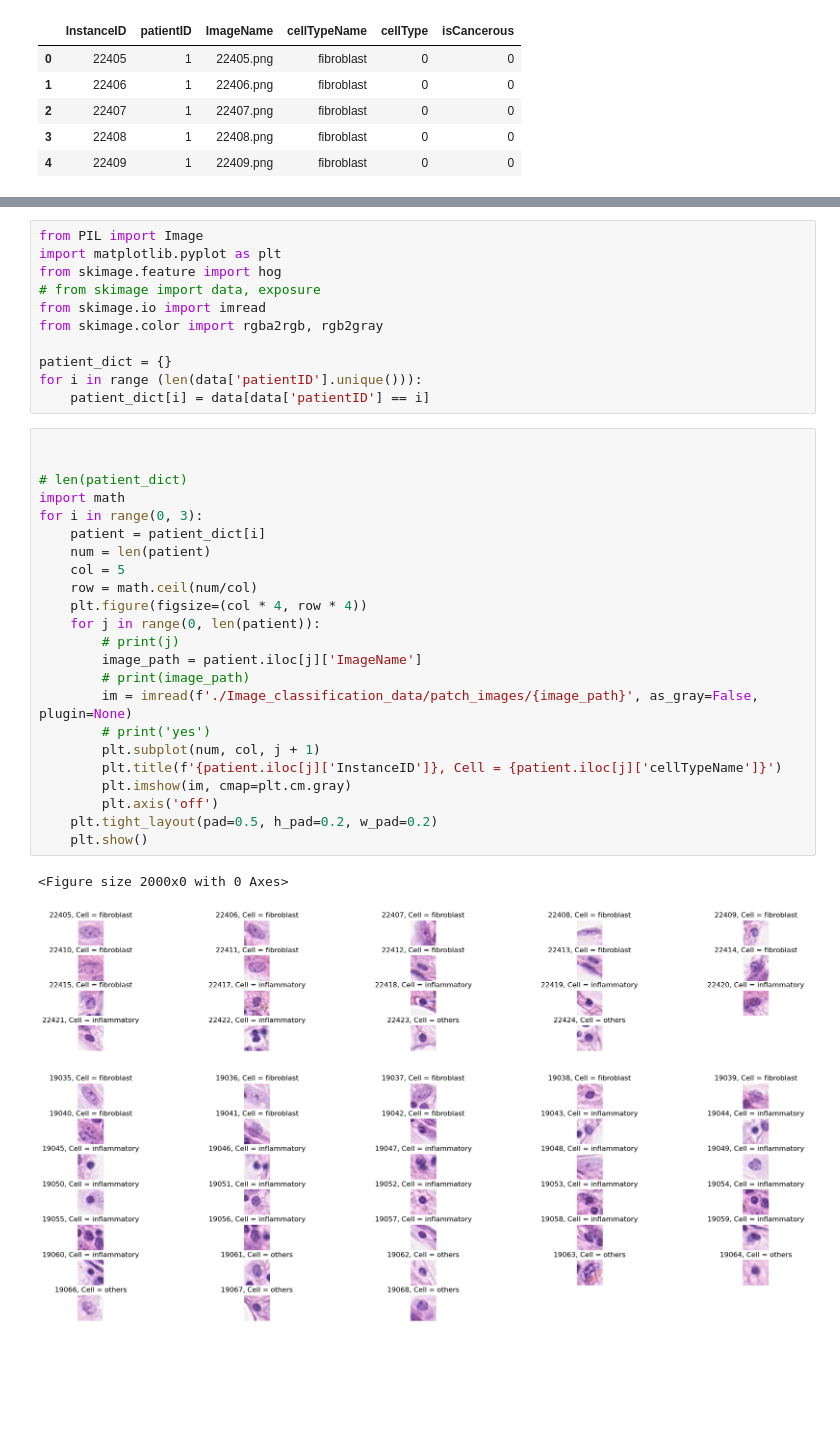
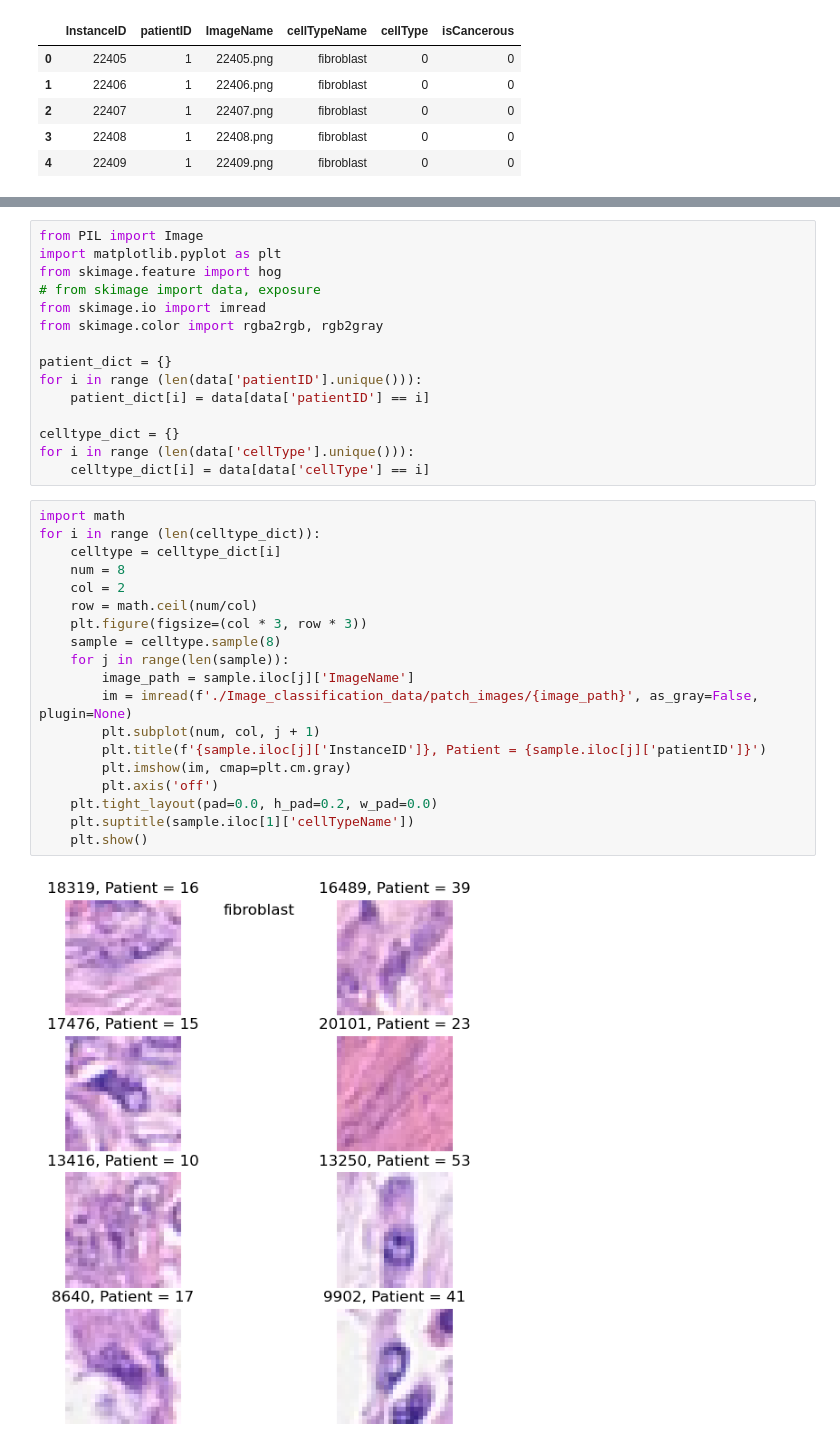
Before and after one commit to aitiab/ML_Assignment2, a Jupyter notebook: Assignment2.ipynb, the cells around one changed output, grey strips where cells are left out. Cells and saved outputs as stored; diff of their text form; blank space fills up the shorter version.

```diff
--- a/Assignment2.ipynb
+++ b/Assignment2.ipynb
@@ -62,30 +61,28 @@ from skimage.color import rgba2rgb, rgb2gray
 patient_dict = {}
 for i in range (len(data['patientID'].unique())):
     patient_dict[i] = data[data['patientID'] == i]
+
+celltype_dict = {}
+for i in range (len(data['cellType'].unique())):
+    celltype_dict[i] = data[data['cellType'] == i]
-# %%
-
-
-# len(patient_dict)
-import math
-for i in range(0, 3):
-    patient = patient_dict[i]
-    num = len(patient)
-    col = 5
-    row = math.ceil(num/col)
-    plt.figure(figsize=(col * 4, row * 4))
-    for j in range(0, len(patient)):
-        # print(j)
-        image_path = patient.iloc[j]['ImageName']
-        # print(image_path)
-        im = imread(f'./Image_classification_data/patch_images/{image_path}', as_gray=False, plugin=None)
-        # print('yes')
-        plt.subplot(num, col, j + 1)
-        plt.title(f'{patient.iloc[j]['InstanceID']}, Cell = {patient.iloc[j]['cellTypeName']}')
-        plt.imshow(im, cmap=plt.cm.gray)
-        plt.axis('off')
-    plt.tight_layout(pad=0.5, h_pad=0.2, w_pad=0.2)
-    plt.show()
-# %% [output]
-<Figure size 2000x0 with 0 Axes>
-[figure, removed]
-[figure, removed]
+# %%
+import math
+for i in range (len(celltype_dict)):
+    celltype = celltype_dict[i]
+    num = 8
+    col = 2
+    row = math.ceil(num/col)
+    plt.figure(figsize=(col * 3, row * 3))
+    sample = celltype.sample(8)
+    for j in range(len(sample)):
+        image_path = sample.iloc[j]['ImageName']
+        im = imread(f'./Image_classification_data/patch_images/{image_path}', as_gray=False, plugin=None)
+        plt.subplot(num, col, j + 1)
+        plt.title(f'{sample.iloc[j]['InstanceID']}, Patient = {sample.iloc[j]['patientID']}')
+        plt.imshow(im, cmap=plt.cm.gray)
+        plt.axis('off')
+    plt.tight_layout(pad=0.0, h_pad=0.2, w_pad=0.0)
+    plt.suptitle(sample.iloc[1]['cellTypeName'])
+    plt.show()
+# %% [output]
+[figure, added]
```
Also changed, not shown: parts of 6 cells of this notebook.
